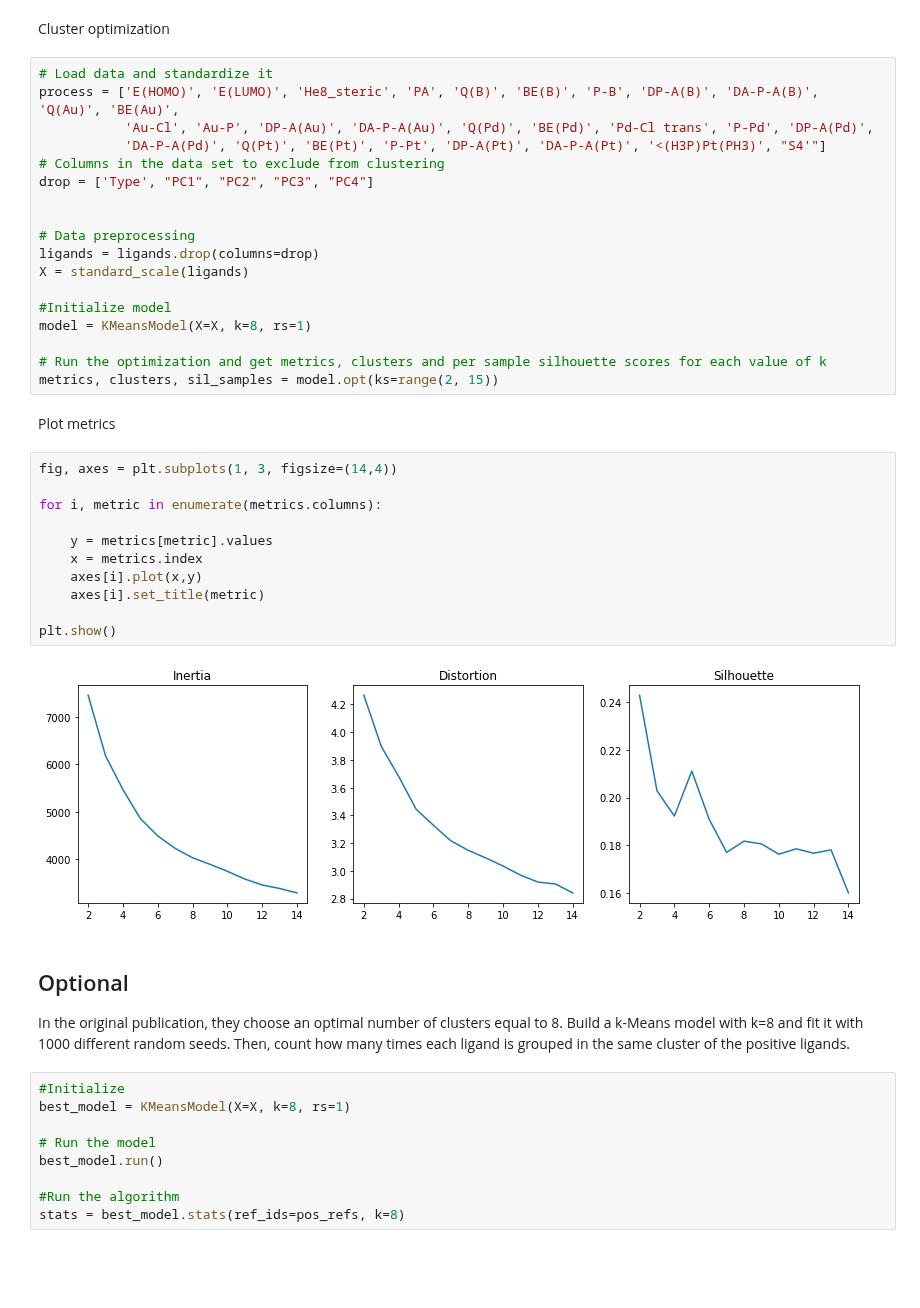
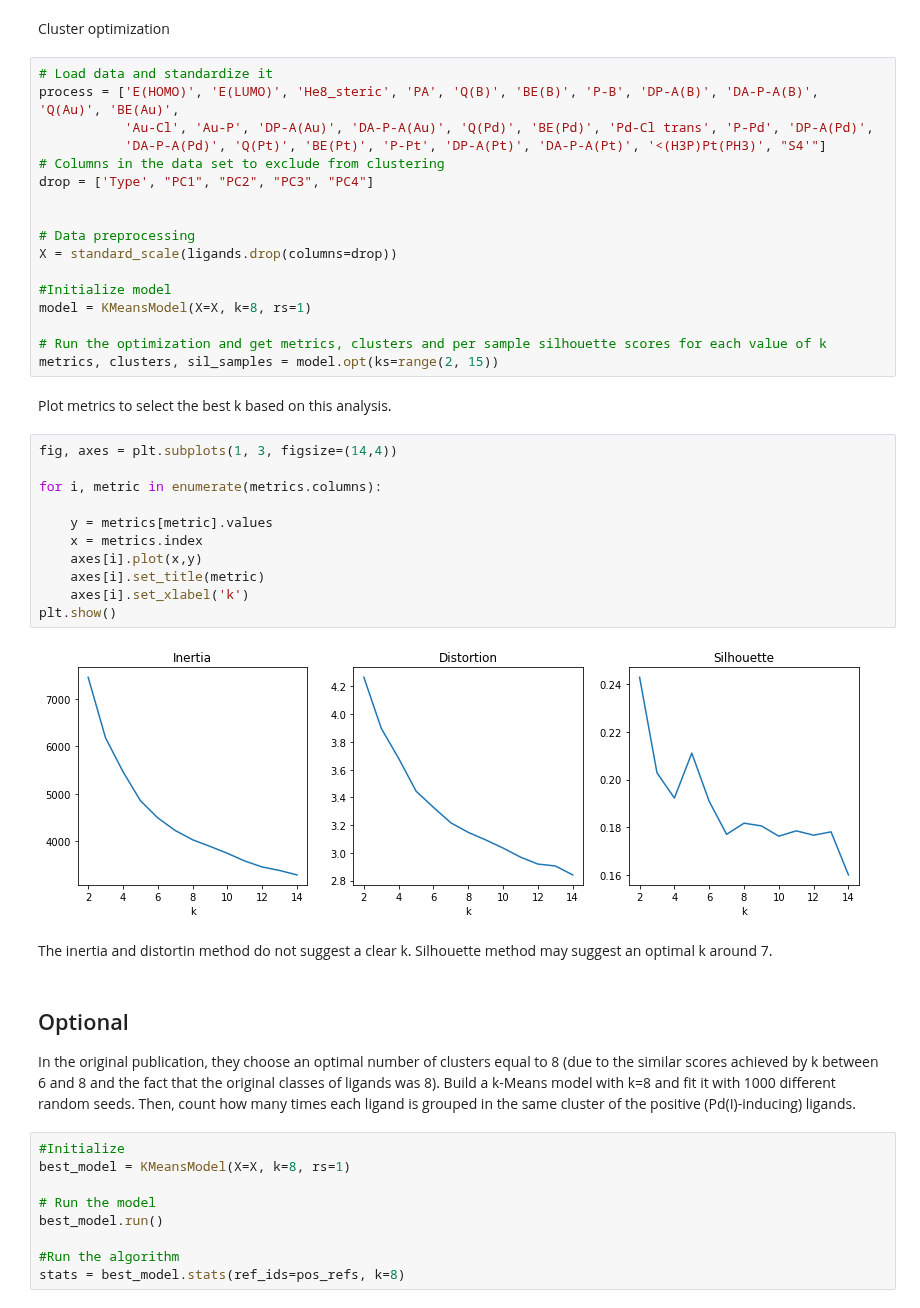
Before and after one commit to schwallergroup/ai4chem_course, a Jupyter notebook: notebooks/04 - Unsupervised Learning/solutions/palladium_dimers_discovery_solution.ipynb, the cells around one changed output. Cells and saved outputs as stored; diff of their text form; blank space fills up the shorter version.

```diff
--- a/notebooks/04 - Unsupervised Learning/solutions/palladium_dimers_discovery_solution.ipynb
+++ b/notebooks/04 - Unsupervised Learning/solutions/palladium_dimers_discovery_solution.ipynb
@@ -282,33 +284,34 @@ drop = ['Type', "PC1", "PC2", "PC3", "PC4"]
 
 
 # Data preprocessing
-ligands = ligands.drop(columns=drop)
-X = standard_scale(ligands)
+X = standard_scale(ligands.drop(columns=drop))
 
 #Initialize model
 model = KMeansModel(X=X, k=8, rs=1)
 
 # Run the optimization and get metrics, clusters and per sample silhouette scores for each value of k
 metrics, clusters, sil_samples = model.opt(ks=range(2, 15))
-# %% [markdown]
-Plot metrics
+# %% [markdown]
+Plot metrics to select the best k based on this analysis.
 # %%
 fig, axes = plt.subplots(1, 3, figsize=(14,4))
 
 for i, metric in enumerate(metrics.columns):
 
     y = metrics[metric].values
     x = metrics.index
     axes[i].plot(x,y)
     axes[i].set_title(metric)
-
+    axes[i].set_xlabel('k')
 plt.show()
 # %% [output]
-[figure, old version]
+[figure, new version]
+# %% [markdown]
+The inertia and distortin method do not suggest a clear k. Silhouette method may suggest an optimal k around 7.
 # %% [markdown]
 ## Optional
 
-In the original publication, they choose an optimal number of clusters equal to 8. Build a k-Means model with k=8 and fit it with 1000 different random seeds. Then, count how many times each ligand is grouped in the same cluster of the positive ligands.
+In the original publication, they choose an optimal number of clusters equal to 8 (due to the similar scores achieved by k between 6 and 8 and the fact that the original classes of ligands was 8). Build a k-Means model with k=8 and fit it with 1000 different random seeds. Then, count how many times each ligand is grouped in the same cluster of the positive (Pd(I)-inducing) ligands.
 # %%
 #Initialize
 best_model = KMeansModel(X=X, k=8, rs=1)
```
Also changed, not shown: parts of 23 cells of this notebook, 3 other files.
